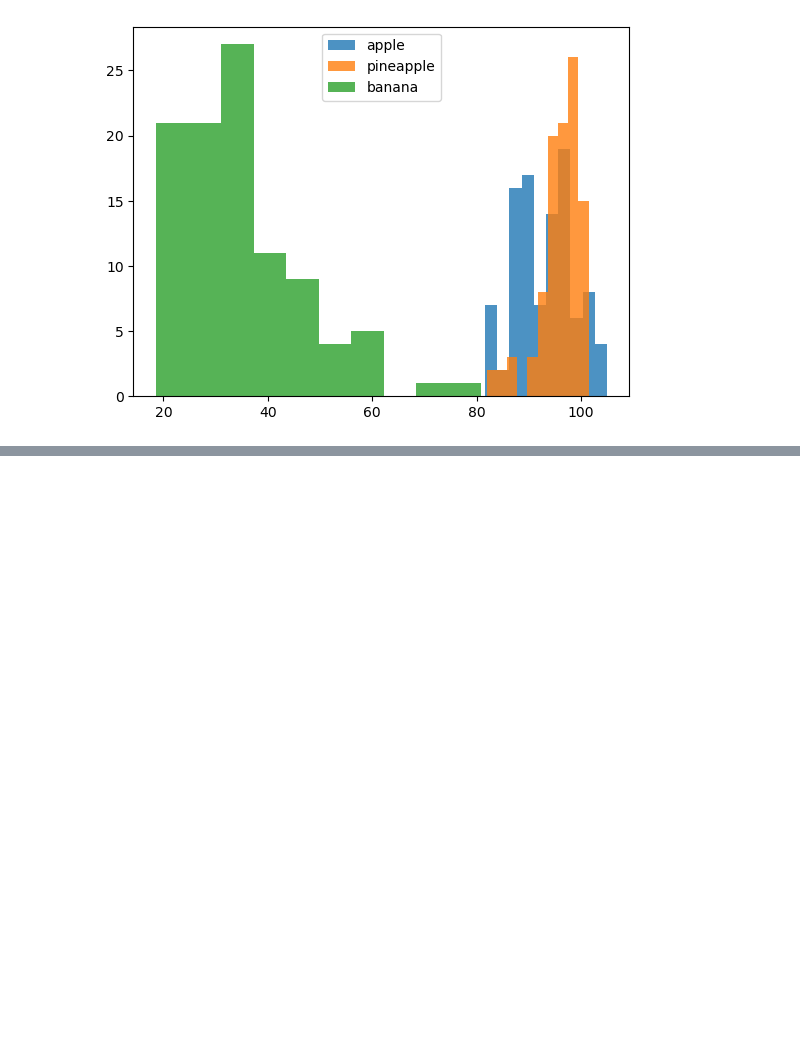
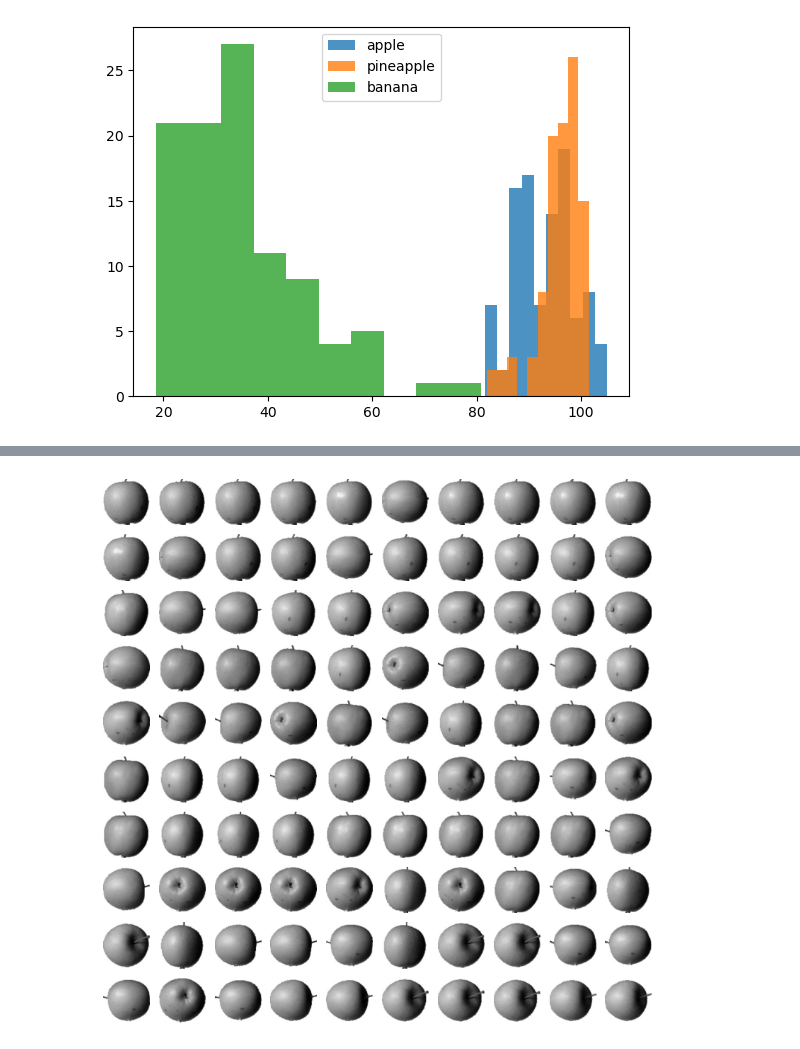
Before and after one commit to levhyun/MachineLearningInSchool, a Jupyter notebook: 2023/1Semester/2023.05/2023.05.24/ml2023024-2.ipynb, the cells around one changed output, grey strips where cells are left out. Saved outputs shown, nothing was run; the diff lists cells and outputs as text; code cells hidden in the pictures; blank space fills up the shorter version.

```diff
--- a/2023/1Semester/2023.05/2023.05.24/ml2023024-2.ipynb
+++ b/2023/1Semester/2023.05/2023.05.24/ml2023024-2.ipynb
@@ -90,0 +118,10 @@ plt.show()
+# %%
+apple_index = np.argsort(abs_mean)[:100]
+fig, axs = plt.subplots(10, 10, figsize=(10, 10))
+for i in range(10):
+    for j in range(10):
+        axs[i, j].imshow(fruits[apple_index[i*10 + j]], cmap='gray_r')
+        axs[i, j].axis('off')
+plt.show()
+# %% [output]
+[figure, added]
```
Also changed, not shown: parts of 4 cells of this notebook, 2 other files.
